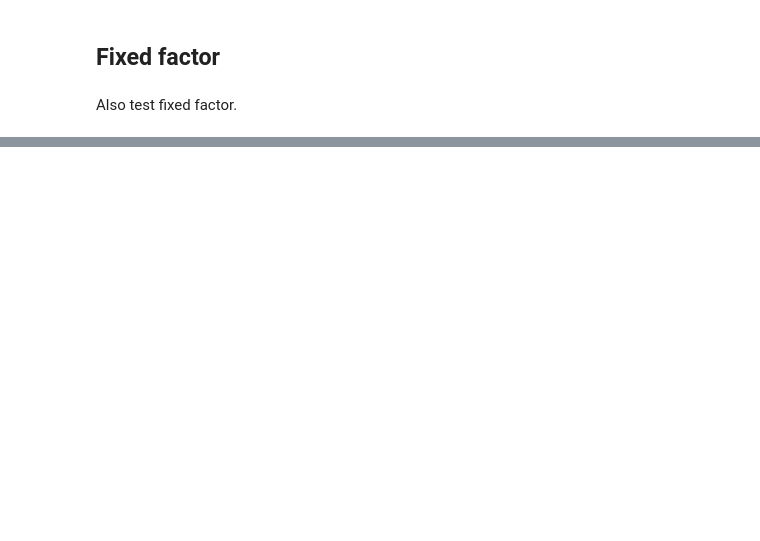
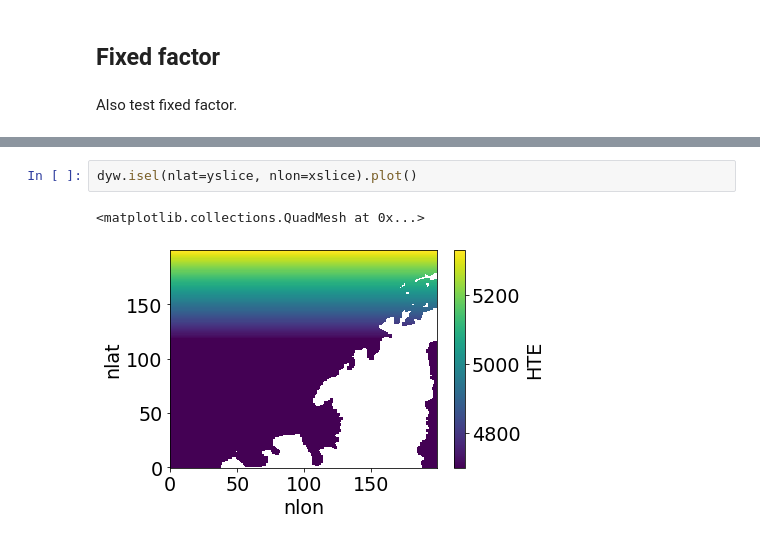
Before and after one commit to ocean-eddy-cpt/gcm-filters-paper, a Jupyter notebook: effective_kernel.ipynb, the cells around one changed output, grey strips where cells are left out. Saved outputs shown, nothing was run; the diff lists cells and outputs as text; blank space fills up the shorter version.

```diff
--- a/effective_kernel.ipynb
+++ b/effective_kernel.ipynb
@@ -184,3 +192,8 @@ delta6 = delta6.where(wet_mask)
+# %%
+dyw.isel(nlat=yslice, nlon=xslice).plot()
+# %% [output]
+<matplotlib.collections.QuadMesh at 0x...>
+[figure, added]
 # %%
 delta1_filtered_Gaussian_isotropic = filter_Gaussian_isotropic.apply(delta1, dims=['nlat', 'nlon'])
 delta2_filtered_Gaussian_isotropic = filter_Gaussian_isotropic.apply(delta2, dims=['nlat', 'nlon'])
```
Also changed, not shown: parts of 29 cells of this notebook.
